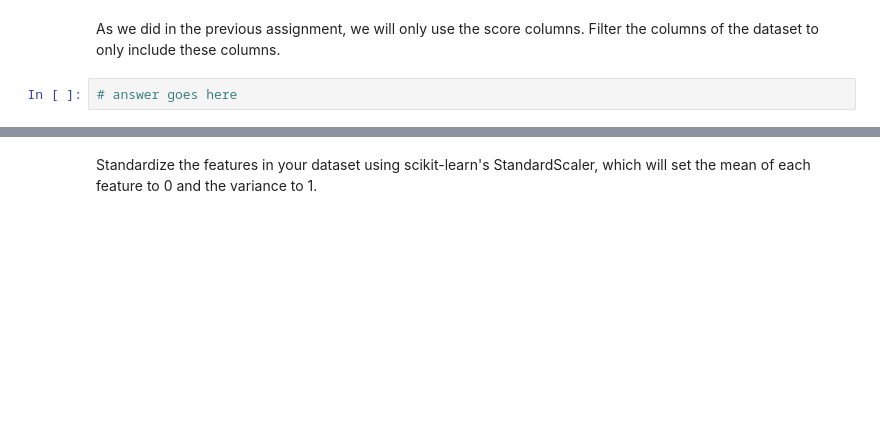
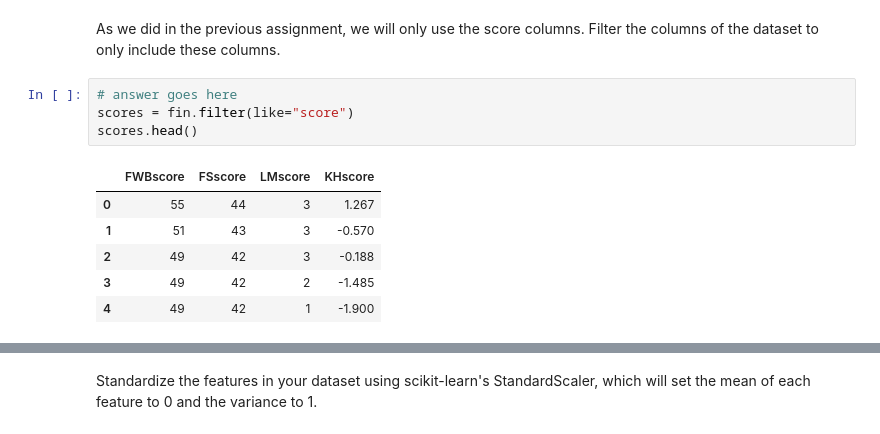
Before and after one commit to jhl126/Thinkful_work, a Jupyter notebook: Thinkful/Pairwork/10-2-20pair_work/Day 50 Lecture 2 Assignment.ipynb, the cells around one changed output, grey strips where cells are left out. Saved outputs shown, nothing was run; the diff lists cells and outputs as text; blank space fills up the shorter version.

```diff
--- a/Thinkful/Pairwork/10-2-20pair_work/Day 50 Lecture 2 Assignment.ipynb
+++ b/Thinkful/Pairwork/10-2-20pair_work/Day 50 Lecture 2 Assignment.ipynb
@@ -23,3 +56,12 @@ Load the dataset.
 As we did in the previous assignment, we will only use the score columns. Filter the columns of the dataset to only include these columns.
 # %%
 # answer goes here
+scores = fin.filter(like="score")
+scores.head()
+# %% [output]
+|  | FWBscore | FSscore | LMscore | KHscore |
+| 0 | 55 | 44 | 3 | 1.267 |
+| 1 | 51 | 43 | 3 | -0.570 |
+| 2 | 49 | 42 | 3 | -0.188 |
+| 3 | 49 | 42 | 2 | -1.485 |
+| 4 | 49 | 42 | 1 | -1.900 |
```
Also changed, not shown: parts of 10 cells of this notebook.
